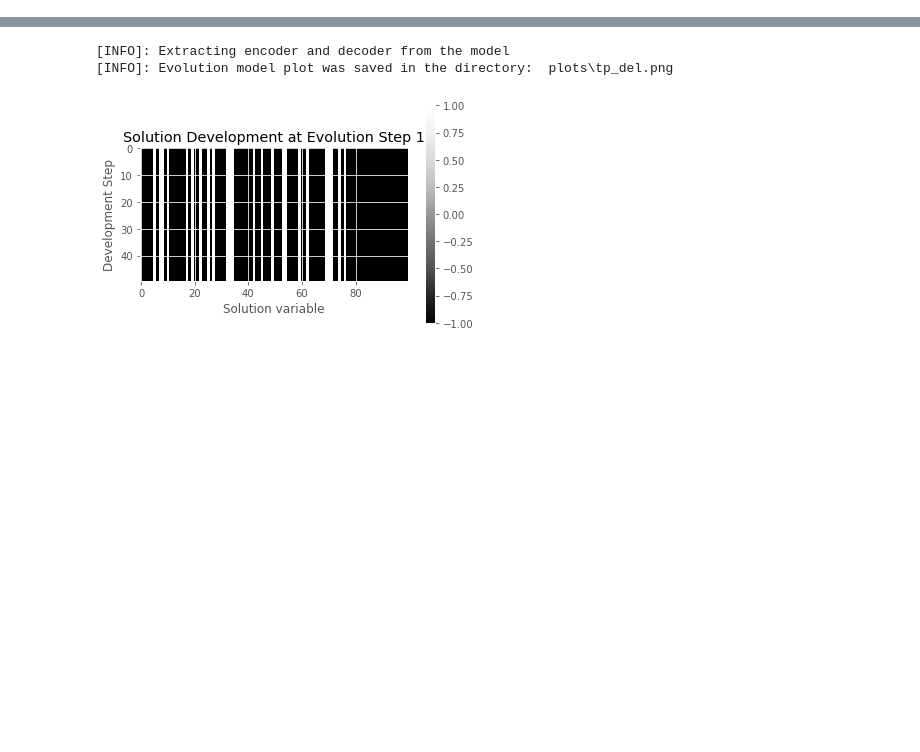
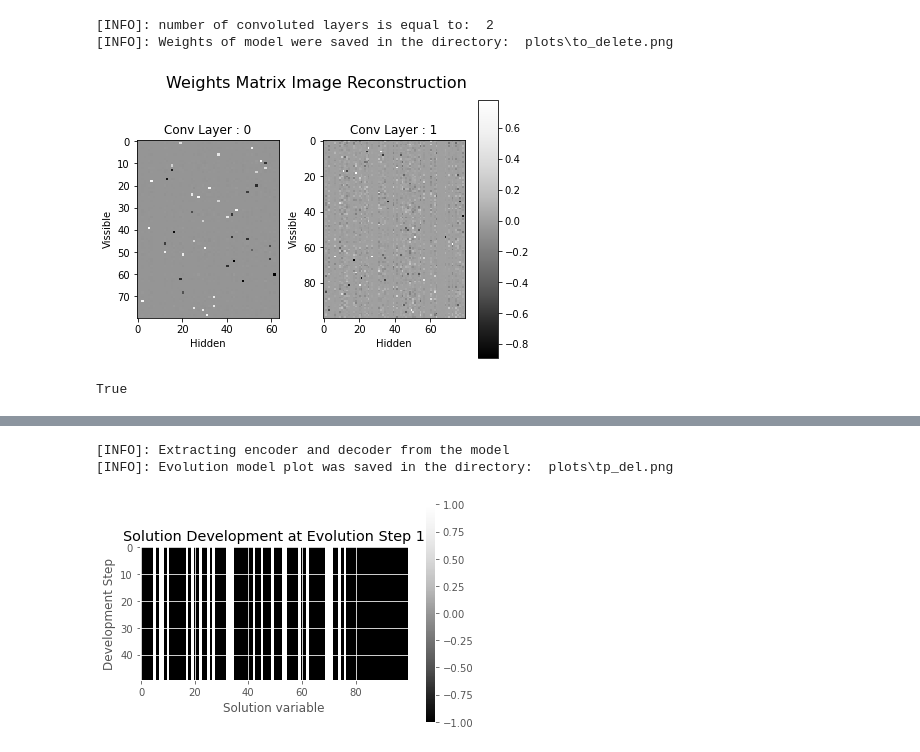
Before and after one commit to FilipKubackiSoton/DeepOptimization, a Jupyter notebook: tmp.ipynb, the cells around one changed output, grey strips where cells are left out. Saved outputs shown, nothing was run; the diff lists cells and outputs as text; code cells hidden in the pictures; blank space fills up the shorter version.

```diff
--- a/tmp.ipynb
+++ b/tmp.ipynb
@@ -16,0 +16,9 @@ Best Objective Value: 0
+# %%
+m1, m2, m3 = utg.load_models(1,2,3)
+t1 = utg.load_datasets(1)
+# %%
+pt.plot_weights_model(m2, "to_delete.png")
+# %% [output]
+[INFO]: number of convoluted layers is equal to:  2
+[INFO]: Weights of model were saved in the directory:  plots\to_delete.png
+[figure, added]
@@ -16,0 +29,5 @@ Best Objective Value: 0
+# %%
+any([arr,d1])
+d1 in arr
+# %% [output]
+True
```
Also changed, not shown: parts of 21 cells of this notebook, 28 other files.
